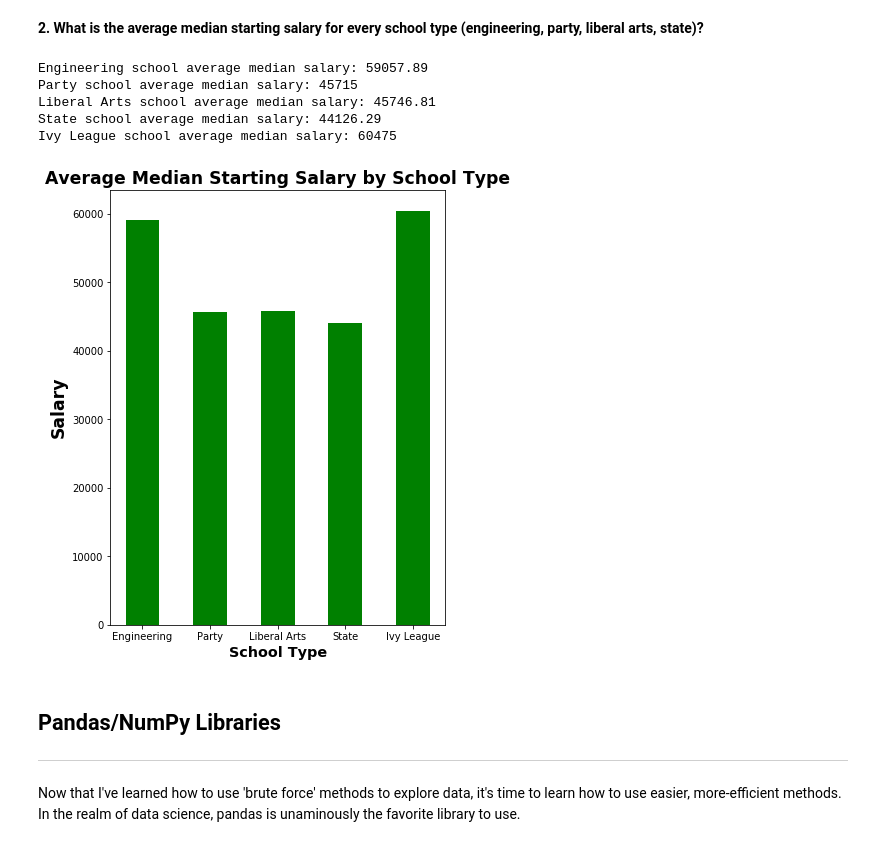
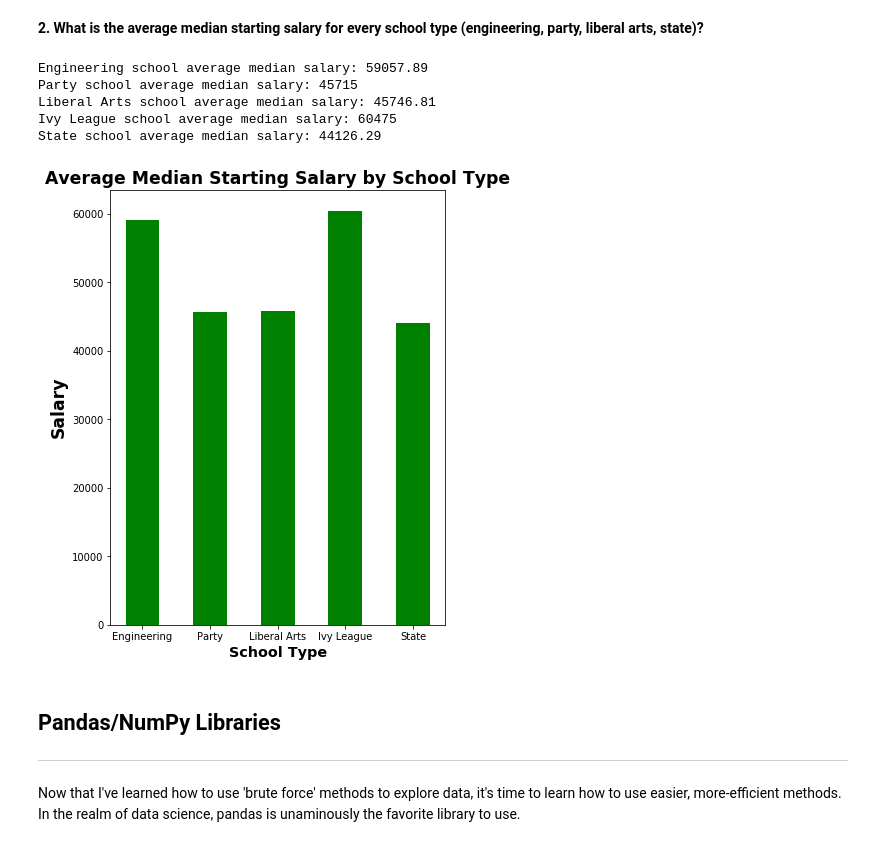
Before and after one commit to mcnabbian/college_grad_earnings, a Jupyter notebook: college_grad_earnings.ipynb, the cells around one changed output. Drawn from its saved outputs; the diff is of its cells as text; code cells hidden in the pictures.

```diff
--- a/college_grad_earnings.ipynb
+++ b/college_grad_earnings.ipynb
@@ -24,14 +24,12 @@ with open(filepath, 'r') as f_obj:
     reader = csv.reader(f_obj)
     header_row = next(reader)
 
-    salaries = []
-    engineers = []
+    eng_dict = {}
     for row in reader:
         name = row[0]
         salary = row[1]
         if 'Engineering' in name:
-            engineers.append(name)
-            salaries.append(format_salary(salary))
+            eng_dict[name] = format_salary(salary)
 # %%
 # create and format bar graph
 plt.figure(figsize=(6.0,8.0))
@@ -45,58 +44,40 @@ plt.show()
 [figure]
 # %% [markdown]
 **2. What is the average median starting salary for every school type (engineering, party, liberal arts, state)?**
-# %%
-filepath = "college-salaries/salaries-by-college-type.csv"
-
-with open(filepath, 'r') as f_obj:
-    reader = csv.reader(f_obj)
-    header_row = next(reader)
-
-    # initialize lists to store read salaries for each school type
-    eng_salary, party_salary, lib_salary, state_salary, ivy_salary = ([] for i in range(5))
-    school_type = ['Engineering', 'Party', 'Liberal Arts', 'State', 'Ivy League']
-
-    # build lists
-    for row in reader:
-        if row[1] == school_type[0]:
-            eng_salary.append(format_salary(row[2]))
-        elif row[1] == school_type[1]:
-            party_salary.append(format_salary(row[2]))
-        elif row[1] == school_type[2]:
-            lib_salary.append(format_salary(row[2]))
-        elif row[1] == school_type[3]:
-            state_salary.append(format_salary(row[2]))
-        else:
-            ivy_salary.append(format_salary(row[2]))
-
-    # create dictionary with school type as keys and average median salaries as values
-    my_dict = {}
-    my_dict['Engineering'] = mean(eng_salary)
-    my_dict['Party'] = mean(party_salary)
-    my_dict['Liberal Arts'] = mean(lib_salary)
-    my_dict['State'] = mean(state_salary)
-    my_dict['Ivy League'] = mean(ivy_salary)
-
-    print("Engineering school average median salary: " + str(round(mean(eng_salary), 2)))
-    print("Party school average median salary: " + str(round(mean(party_salary), 2)))
-    print("Liberal Arts school average median salary: " + str(round(mean(lib_salary), 2)))
-    print("State school average median salary: " + str(round(mean(state_salary), 2)))
-    print("Ivy League school average median salary: " + str(round(mean(ivy_salary), 2)))
-# %% [output]
-Engineering school average median salary: 59057.89
-Party school average median salary: 45715
-Liberal Arts school average median salary: 45746.81
-State school average median salary: 44126.29
-Ivy League school average median salary: 60475
+# %%
+filepath = "college-salaries/salaries-by-college-type.csv"
+
+with open(filepath, 'r') as f_obj:
+    reader = csv.reader(f_obj)
+    header_row = next(reader)
+
+    my_dict = {'Engineering': [],
+               'Party': [],
+               'Liberal Arts': [],
+               'Ivy League': [],
+               'State': []
+              }
+    for row in reader:
+        my_dict[row[1]].append(format_salary(row[2]))
+
+    for key, value in my_dict.items():
+        my_dict[key] = round(mean(value), 2)
+        print(f"{key} school average median salary: {my_dict[key]}")
+# %% [output]
+Engineering school average median salary: 59057.89
+Party school average median salary: 45715
+Liberal Arts school average median salary: 45746.81
+Ivy League school average median salary: 60475
+State school average median salary: 44126.29
 # %%
 plt.figure(figsize=(6.0,8.0))
-plt.bar(*zip(*my_dict.items()), width=0.5, color='g')
+plt.bar(my_dict.keys(), my_dict.values(), width=0.5, color='g')
 plt.xlabel('School Type', fontweight='heavy', fontsize='x-large')
 plt.ylabel('Salary', fontweight='heavy', fontsize='xx-large')
 plt.title('Average Median Starting Salary by School Type', fontsize='xx-large', fontweight='heavy')
 plt.show()
 # %% [output]
-[figure, old version]
+[figure, new version]
 # %% [markdown]
 ## Pandas/NumPy Libraries
 ---
```
Also changed, not shown: parts of 2 cells of this notebook.
